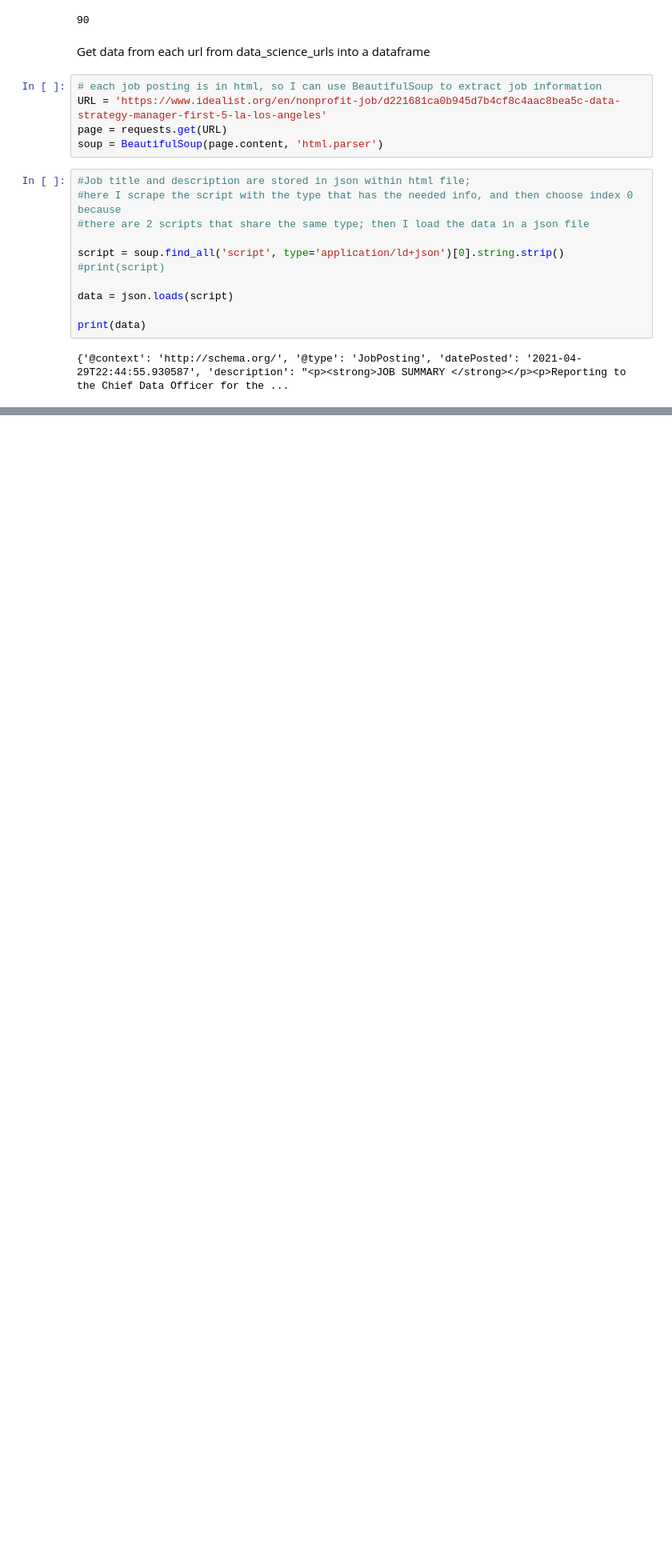
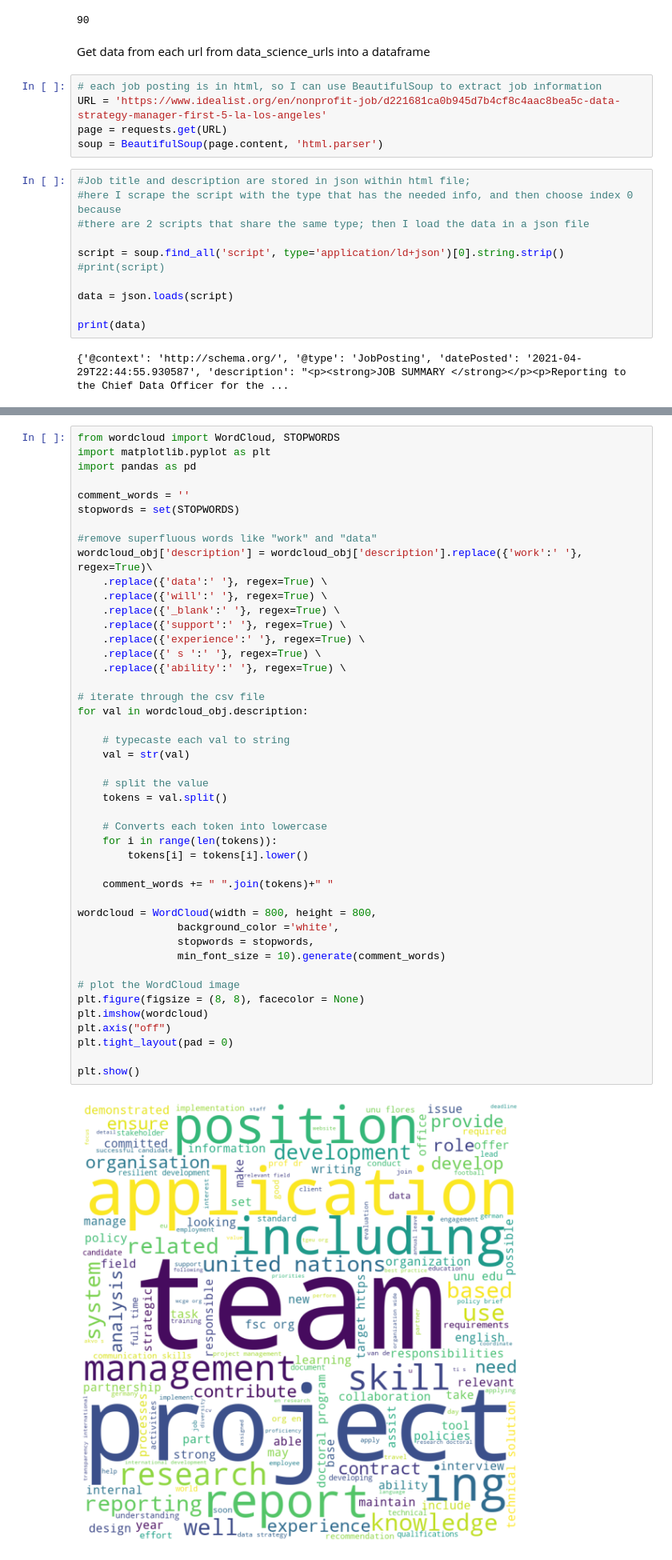
Before and after one commit to nomdeplume4reb/cover-letter-project, a Jupyter notebook: Cover_ Letter_Project.ipynb, the cells around one changed output, grey strips where cells are left out. Shown at 80% size. Drawn from its saved outputs; the diff is of its cells as text; blank space fills up the shorter version.

```diff
--- a/Cover_ Letter_Project.ipynb
+++ b/Cover_ Letter_Project.ipynb
@@ -150,0 +186,47 @@ Clean the descriptions to remove html tags
+# %%
+from wordcloud import WordCloud, STOPWORDS
+import matplotlib.pyplot as plt
+import pandas as pd
+
+comment_words = ''
+stopwords = set(STOPWORDS)
+
+#remove superfluous words like "work" and "data"
+wordcloud_obj['description'] = wordcloud_obj['description'].replace({'work':' '}, regex=True)\
+    .replace({'data':' '}, regex=True) \
+    .replace({'will':' '}, regex=True) \
+    .replace({'_blank':' '}, regex=True) \
+    .replace({'support':' '}, regex=True) \
+    .replace({'experience':' '}, regex=True) \
+    .replace({' s ':' '}, regex=True) \
+    .replace({'ability':' '}, regex=True) \
+
+# iterate through the csv file
+for val in wordcloud_obj.description:
+
+    # typecaste each val to string
+    val = str(val)
+
+    # split the value
+    tokens = val.split()
+
+    # Converts each token into lowercase
+    for i in range(len(tokens)):
+        tokens[i] = tokens[i].lower()
+
+    comment_words += " ".join(tokens)+" "
+
+wordcloud = WordCloud(width = 800, height = 800,
+                background_color ='white',
+                stopwords = stopwords,
+                min_font_size = 10).generate(comment_words)
+
+# plot the WordCloud image
+plt.figure(figsize = (8, 8), facecolor = None)
+plt.imshow(wordcloud)
+plt.axis("off")
+plt.tight_layout(pad = 0)
+
+plt.show()
+# %% [output]
+[figure, added]
```
Also changed, not shown: parts of 15 cells of this notebook, 1 other file.
